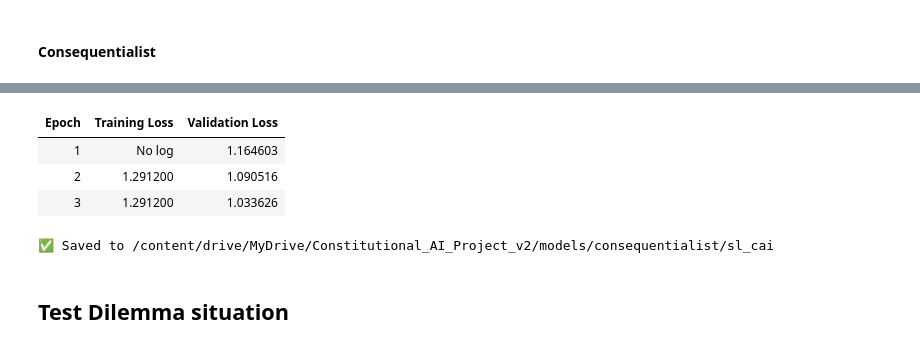
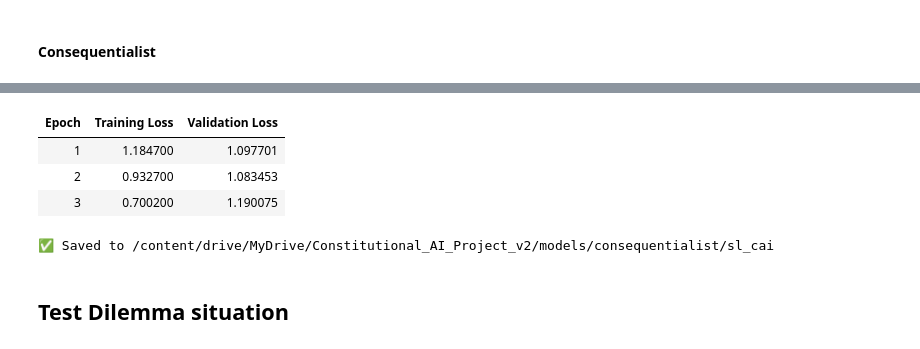
Before and after one commit to ychleee/CAI_project, a Jupyter notebook: notebooks/01_sl_training_colab.ipynb, the cells around one changed output, grey strips where cells are left out. Saved outputs shown, nothing was run; the diff lists cells and outputs as text; code cells hidden in the pictures.

```diff
--- a/notebooks/01_sl_training_colab.ipynb
+++ b/notebooks/01_sl_training_colab.ipynb
@@ -147,0 +206,9 @@ The model is already on multiple devices. Skipping the move to device specified
+# %%
+print(f"Deont path: {DRIVE_PROJECT_PATH}/data/sl_datasets/deontological_sl_dataset.jsonl")
+print(f"Conseq path: {DRIVE_PROJECT_PATH}/data/sl_datasets/consequentialist_sl_dataset.jsonl")
+
+# Check what's actually in the conseq file
+import json
+with open(f"{DRIVE_PROJECT_PATH}/data/sl_datasets/consequentialist_sl_dataset.jsonl", 'r') as f:
+    first_line = json.loads(f.readline())
+    print(first_line.keys())
@@ -148,21 +219,19 @@ The model is already on multiple devices. Skipping the move to device specified
 # %%
 import torch
 import gc
-
-# Clear memory
-del model
-del trainer
-gc.collect()
-torch.cuda.empty_cache()
-
-# Train consequentialist
 from transformers import AutoTokenizer, AutoModelForCausalLM, TrainingArguments, Trainer, DataCollatorForLanguageModeling
-from peft import LoraConfig, get_peft_model, TaskType
+from peft import LoraConfig, get_peft_model, PeftModel, TaskType
 from datasets import Dataset
 import pandas as pd
 import json
 
-model_name = "mistralai/Mistral-7B-Instruct-v0.2"
+# Clear memory from previous training
+gc.collect()
+torch.cuda.empty_cache()
+
+# Paths
+DRIVE_PROJECT_PATH = '/content/drive/MyDrive/Constitutional_AI_Project_v2'
+HM7B_PATH = '/content/drive/MyDrive/Constitutional_AI_Project/models/hm7b'  # Original location
 conseq_output_dir = f"{DRIVE_PROJECT_PATH}/models/consequentialist/sl_cai"
 
 # Load consequentialist data
@@ -174,33 +243,80 @@ with open(conseq_path, 'r') as f:
 conseq_data = Dataset.from_pandas(pd.DataFrame(data))
 print(f"Loaded {len(conseq_data)} samples")
 
-# Load model
-tokenizer = AutoTokenizer.from_pretrained(model_name)
+# Load tokenizer
+tokenizer = AutoTokenizer.from_pretrained(HM7B_PATH)
 tokenizer.pad_token = tokenizer.eos_token
 
-model = AutoModelForCausalLM.from_pretrained(model_name, torch_dtype=torch.bfloat16, device_map="auto")
+# Step 1: Load base model WITHOUT device_map
+base_model = AutoModelForCausalLM.from_pretrained(
+    "mistralai/Mistral-7B-v0.1",
+    torch_dtype=torch.bfloat16,
+    low_cpu_mem_usage=True
+)
+
+# Step 2: Load and merge HM7B
+model = PeftModel.from_pretrained(base_model, HM7B_PATH)
+model = model.merge_and_unload()
+
+# Step 3: Move entire model to GPU
+model = model.cuda()
+
+# Step 4: Enable gradient checkpointing
 model.gradient_checkpointing_enable()
 
-lora_config = LoraConfig(r=32, lora_alpha=64, target_modules=["q_proj", "v_proj"], lora_dropout=0.1, bias="none", task_type=TaskType.CAUSAL_LM)
+# Step 5: Add new LoRA for constitutional training
+lora_config = LoraConfig(
+    r=64,
+    lora_alpha=128,
+    target_modules=["q_proj", "v_proj"],
+    lora_dropout=0.1,
+    bias="none",
+    task_type=TaskType.CAUSAL_LM
+)
 model = get_peft_model(model, lora_config)
+model.print_trainable_parameters()
 
 # Prepare data
 def format_instruction(sample):
-    return {"text": f"Human: {sample['instruction']}\n\nAssistant: {sample['output']}"}
+    return {"text": f"Human: {sample['prompt']}\n\nAssistant: {sample['response']}"}
 
 formatted = conseq_data.map(format_instruction)
-tokenized = formatted.map(lambda x: tokenizer(x["text"], padding="max_length", truncation=True, max_length=512), batched=True, remove_columns=formatted.column_names)
+tokenized = formatted.map(
+    lambda x: tokenizer(x["text"], padding="max_length", truncation=True, max_length=512),
+    batched=True,
+    remove_columns=formatted.column_names
+)
 split = tokenized.train_test_split(test_size=0.1, seed=42)
 train_dataset, eval_dataset = split['train'], split['test']
 
 # Training
-training_args = TrainingArguments(output_dir=conseq_output_dir, num_train_epochs=3, per_device_train_batch_size=1, gradient_accumulation_steps=16, gradient_checkpointing=True, warmup_steps=50, learning_rate=1e-4, logging_steps=10, save_strategy="epoch", eval_strategy="epoch", bf16=True, report_to="none", remove_unused_columns=False)
+training_args = TrainingArguments(
+    output_dir=conseq_output_dir,
+    num_train_epochs=3,
+    per_device_train_batch_size=1,
+    gradient_accumulation_steps=8,
+    gradient_checkpointing=True,
+    warmup_steps=20,
+    learning_rate=2e-4,
+    logging_steps=10,
+    save_strategy="epoch",
+    eval_strategy="epoch",
+    bf16=True,
+    report_to="none",
+    remove_unused_columns=False
+)
 
-trainer = Trainer(model=model, args=training_args, train_dataset=train_dataset, eval_dataset=eval_dataset, data_collator=DataCollatorForLanguageModeling(tokenizer=tokenizer, mlm=False))
+trainer = Trainer(
+    model=model,
+    args=training_args,
+    train_dataset=train_dataset,
+    eval_dataset=eval_dataset,
+    data_collator=DataCollatorForLanguageModeling(tokenizer=tokenizer, mlm=False),
+)
 
-print("🚀 Training consequentialist model...")
+print("🚀 Training consequentialist model on HM7B...")
 trainer.train()
-trainer.save_model()
+model.save_pretrained(conseq_output_dir)
 tokenizer.save_pretrained(conseq_output_dir)
 print(f"✅ Saved to {conseq_output_dir}")
 # %% [output]
@@ -211,7 +327,7 @@ The model is already on multiple devices. Skipping the move to device specified
 | Epoch | Training Loss | Validation Loss |
-| 1 | No log | 1.164603 |
-| 2 | 1.291200 | 1.090516 |
-| 3 | 1.291200 | 1.033626 |
+| 1 | 1.184700 | 1.097701 |
+| 2 | 0.932700 | 1.083453 |
+| 3 | 0.700200 | 1.190075 |
 ✅ Saved to /content/drive/MyDrive/Constitutional_AI_Project_v2/models/consequentialist/sl_cai
 # %% [markdown]
 ## Test Dilemma situation
```
Also changed, not shown: parts of 39 cells of this notebook.
